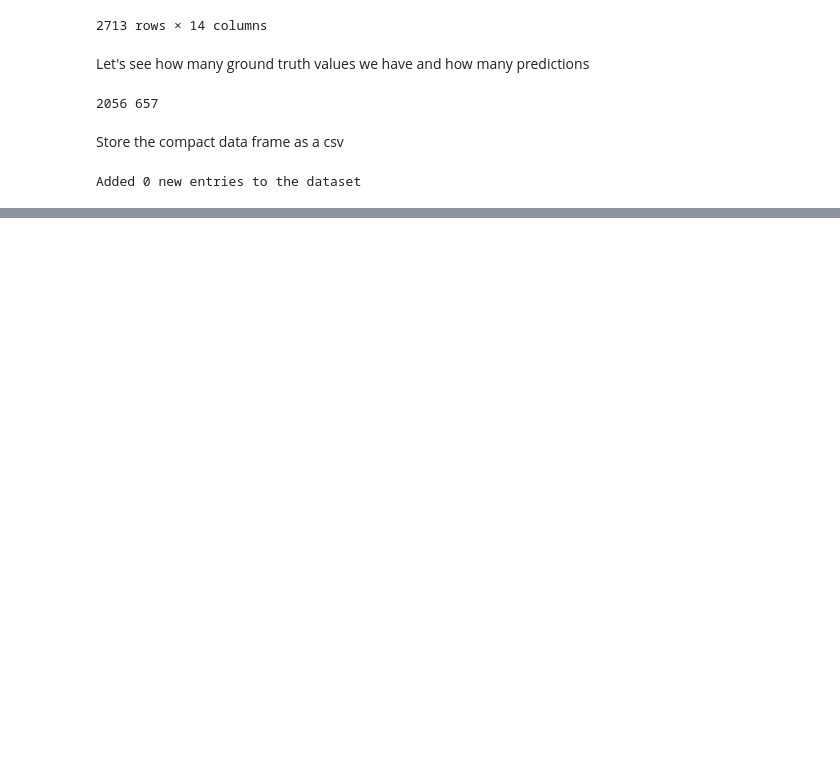
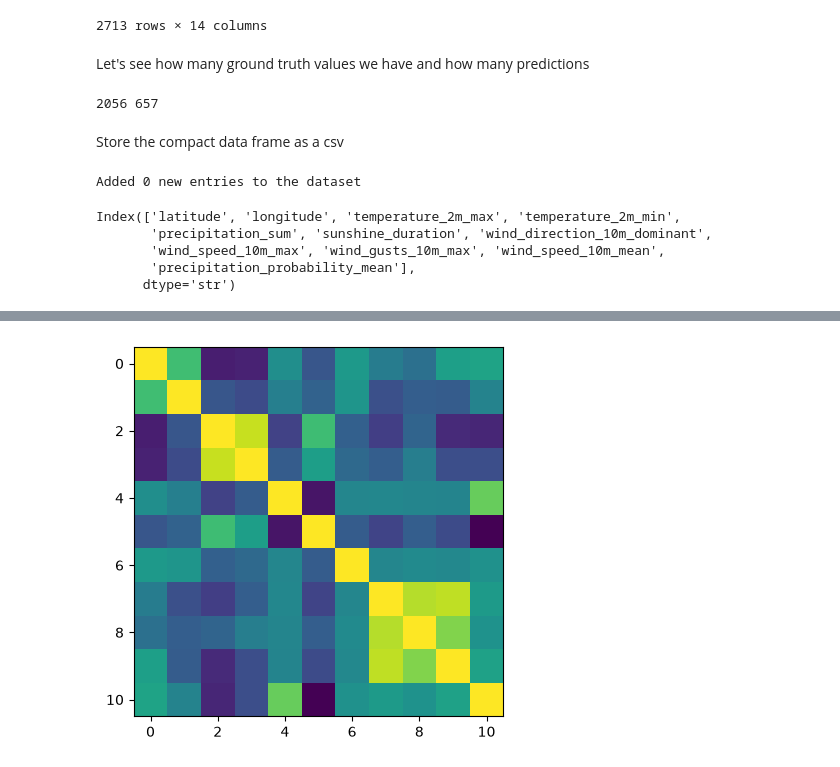
Before and after one commit to sebastian-linden/fue, a Jupyter notebook: scripts/reorganize_raw_data.ipynb, the cells around one changed output, grey strips where cells are left out. Cells and saved outputs as stored; diff of their text form; code cells hidden in the pictures; blank space fills up the shorter version.

```diff
--- a/scripts/reorganize_raw_data.ipynb
+++ b/scripts/reorganize_raw_data.ipynb
@@ -129,3 +135,16 @@ else:
     forecasting_data.to_csv(PATH, index=False)
 # %% [output]
 Added 0 new entries to the dataset
+# %%
+import matplotlib.pyplot as plt
+
+corr_matrix = forecasting_data.select_dtypes("number").corr()
+print(forecasting_data.select_dtypes("number").columns)
+plt.imshow(corr_matrix)
+corr_matrix
+# %% [output]
+Index(['latitude', 'longitude', 'temperature_2m_max', 'temperature_2m_min',
+       'precipitation_sum', 'sunshine_duration', 'wind_direction_10m_dominant',
+       'wind_speed_10m_max', 'wind_gusts_10m_max', 'wind_speed_10m_mean',
+       'precipitation_probability_mean'],
+      dtype='str')
@@ -131,0 +163 @@ Added 0 new entries to the dataset
+[figure, added]
```
Also changed, not shown: parts of 5 cells of this notebook, 20 other files.
